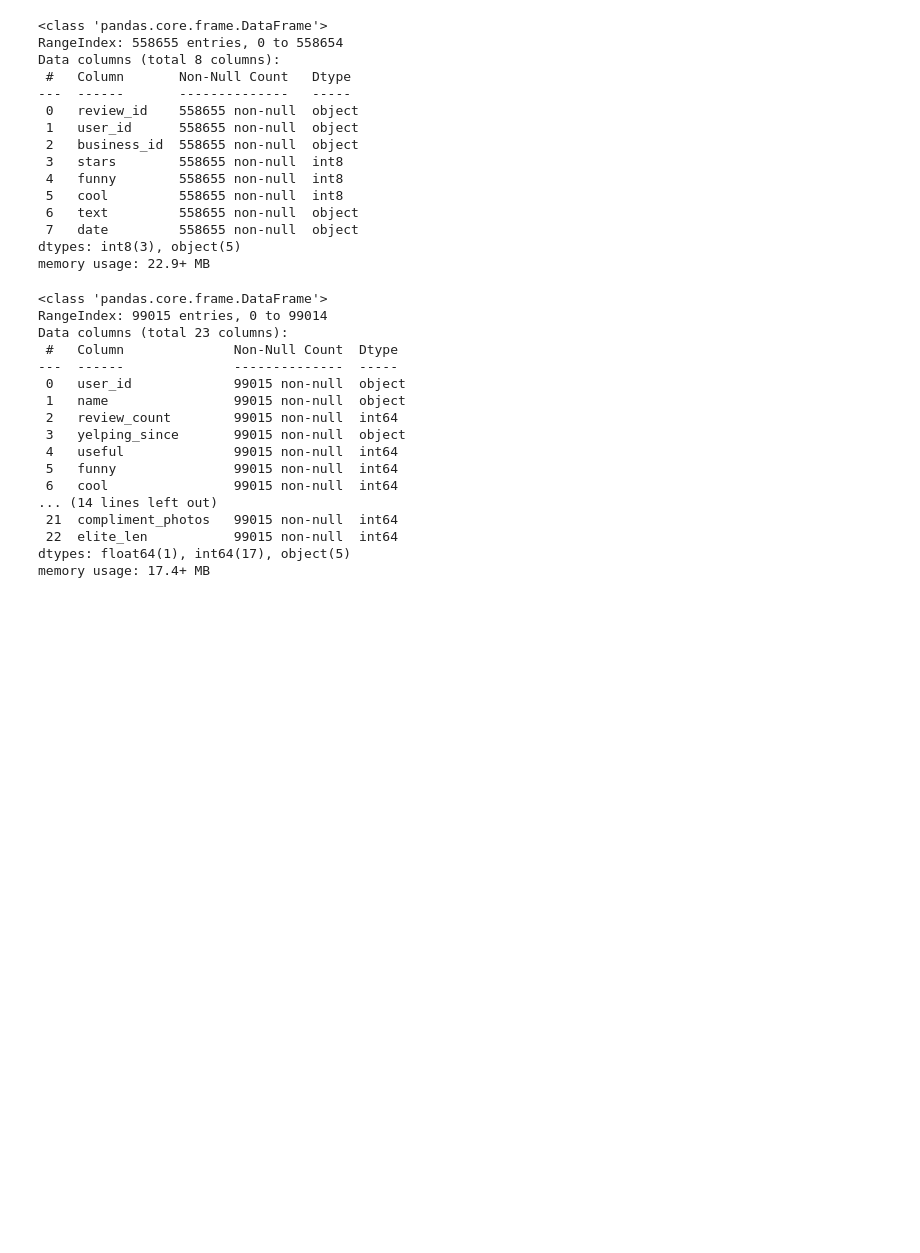
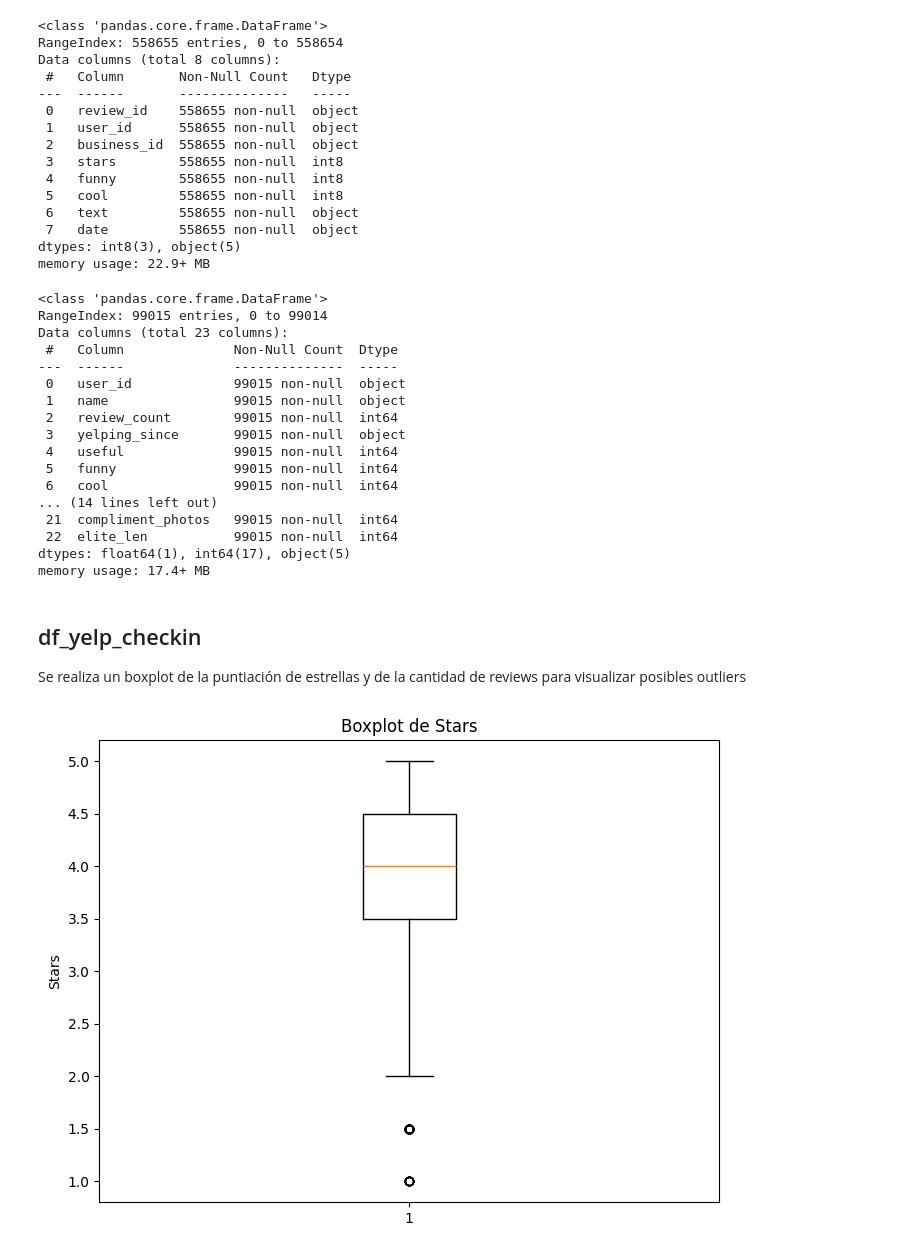
Before and after one commit to Aspirina180mg/PF_DATAPT07, a Jupyter notebook: EDA.ipynb, the cells around one changed output. Drawn from its saved outputs; the diff is of its cells as text; code cells hidden in the pictures; blank space fills up the shorter version.

```diff
--- a/EDA.ipynb
+++ b/EDA.ipynb
@@ -152,3 +154,14 @@ Data columns (total 23 columns):
  22  elite_len           99015 non-null  int64
 dtypes: float64(1), int64(17), object(5)
 memory usage: 17.4+ MB
+# %% [markdown]
+## df_yelp_checkin
+Se realiza un boxplot de la puntiación de estrellas y de la cantidad de reviews para visualizar posibles outliers
+# %%
+plt.figure(figsize=(8, 6))
+plt.boxplot(df_yelp_checkin['stars'])
+plt.title('Boxplot de Stars')
+plt.ylabel('Stars')
+plt.show()
+# %% [output]
+[figure, added]
```
Also changed, not shown: parts of 60 cells of this notebook, 1 other file.
